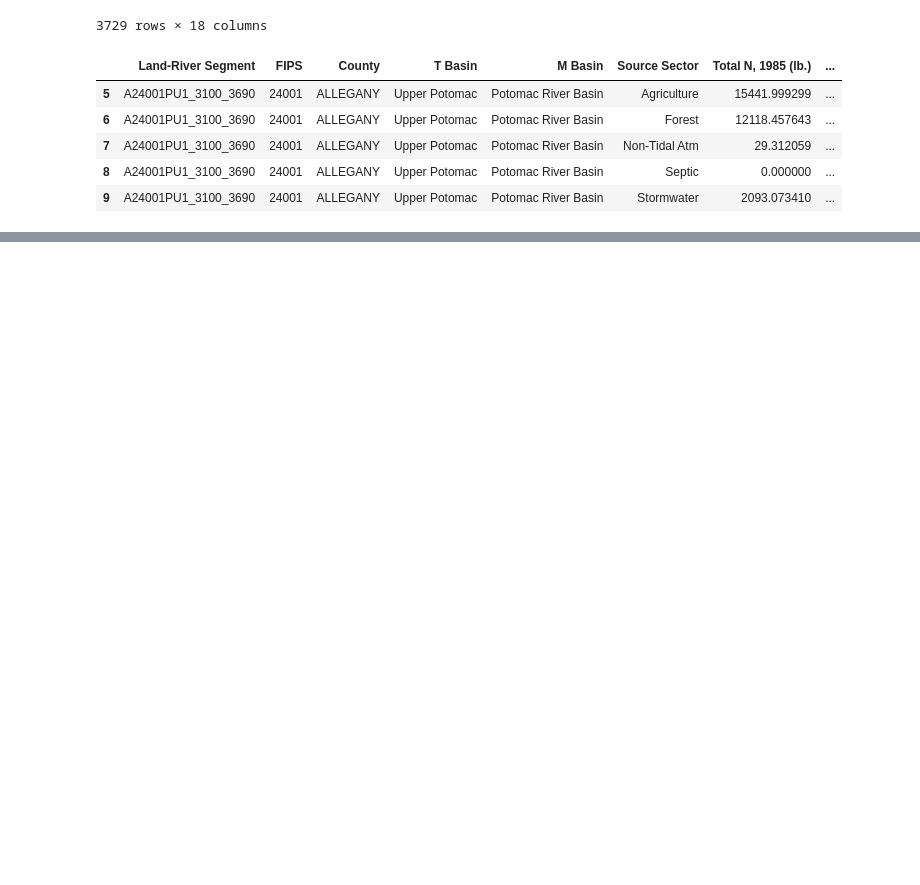
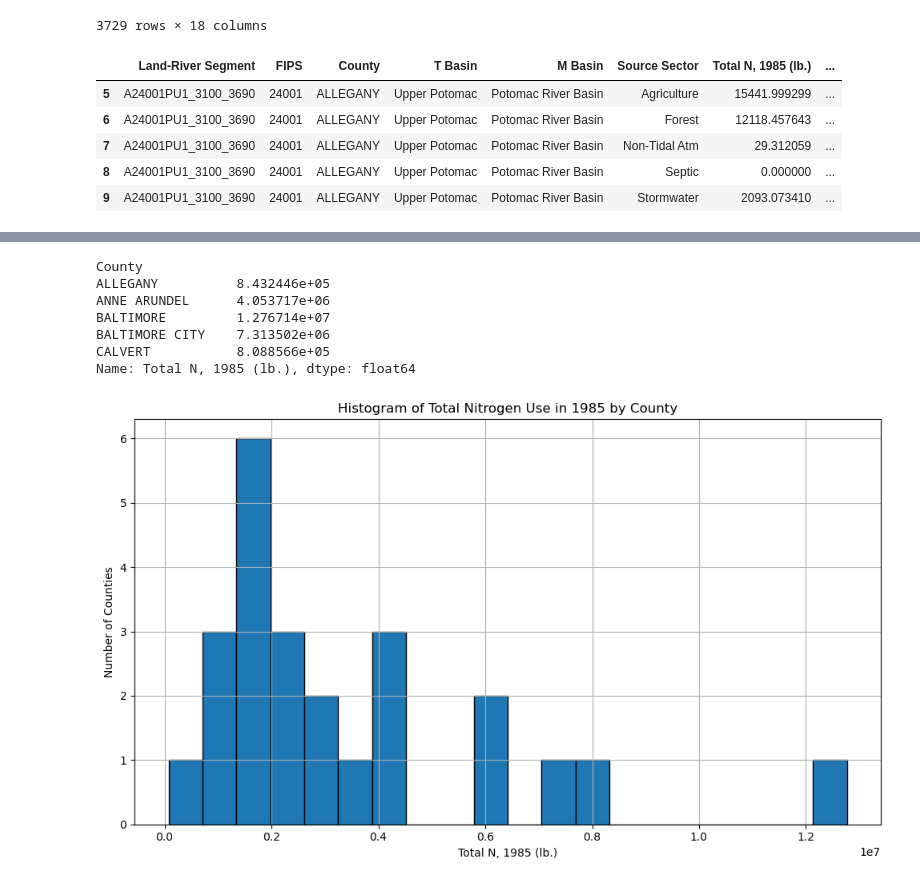
Before and after one commit to robin7dm/IA-340-2, a Jupyter notebook: Lab2.ipynb, the cells around one changed output, grey strips where cells are left out. Saved outputs shown, nothing was run; the diff lists cells and outputs as text; code cells hidden in the pictures; blank space fills up the shorter version.

```diff
--- a/Lab2.ipynb
+++ b/Lab2.ipynb
@@ -117,0 +150,27 @@ df[5:10]  # slicing rows 5 through 10
+# %%
+import matplotlib.pyplot as plt  # <-- Make sure this line is included
+
+# Group and sum nitrogen use by county
+sum_n_by_county = df.groupby('County')['Total N, 1985 (lb.)'].sum()
+
+# Display the first few results
+print(sum_n_by_county.head())
+
+# Plot a histogram of the summed nitrogen values
+plt.figure(figsize=(10, 6))
+plt.hist(sum_n_by_county, bins=20, edgecolor='black')
+plt.title('Histogram of Total Nitrogen Use in 1985 by County')
+plt.xlabel('Total N, 1985 (lb.)')
+plt.ylabel('Number of Counties')
+plt.grid(True)
+plt.tight_layout()
+plt.show()
+# %% [output]
+County
+ALLEGANY          8.432446e+05
+ANNE ARUNDEL      4.053717e+06
+BALTIMORE         1.276714e+07
+BALTIMORE CITY    7.313502e+06
+CALVERT           8.088566e+05
+Name: Total N, 1985 (lb.), dtype: float64
+[figure, added]
```
Also changed, not shown: parts of 8 cells of this notebook.
